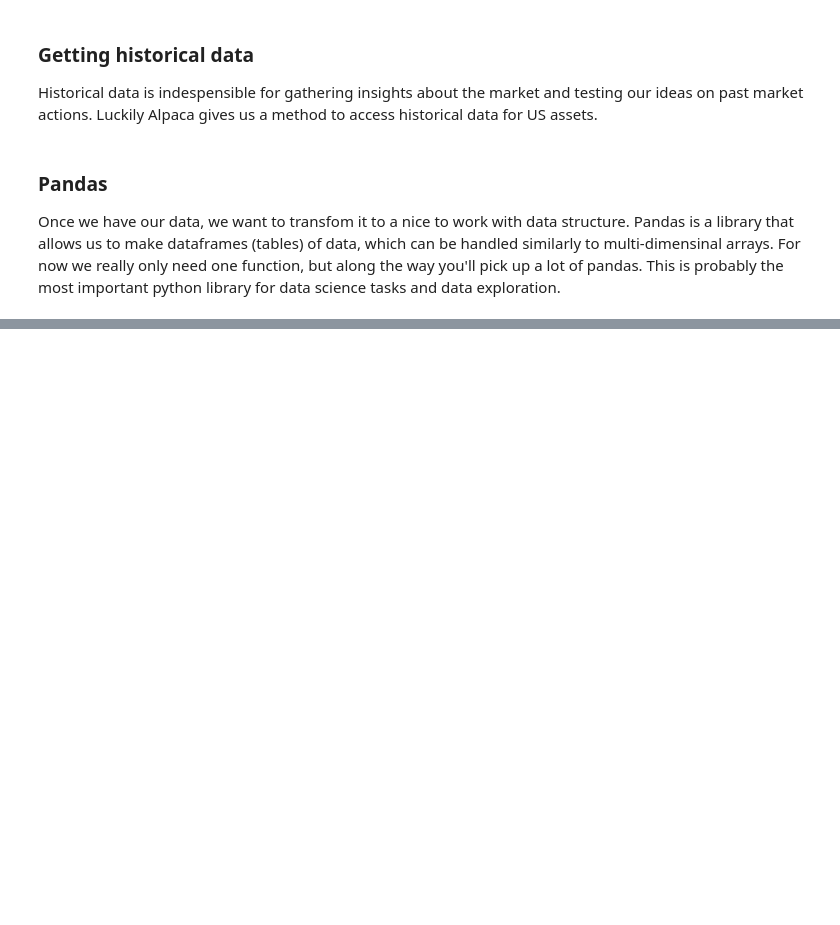
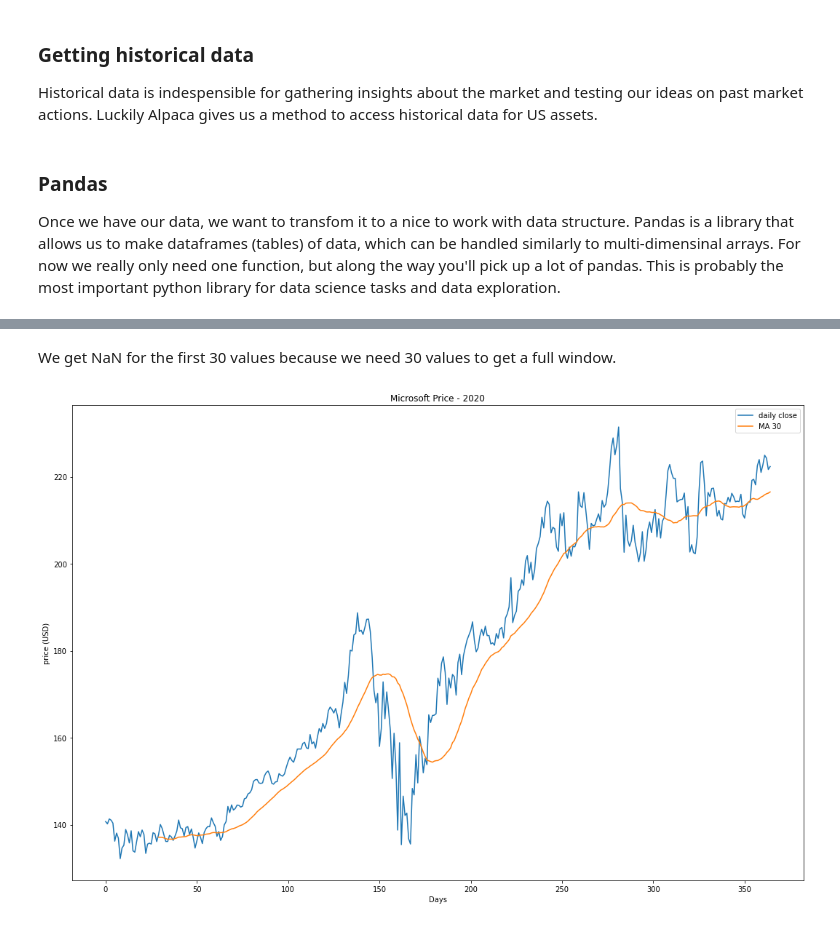
Before and after one commit to bruinquants/intro-to-algotrading-workshop, a Jupyter notebook: Week1.ipynb, the cells around one changed output, grey strips where cells are left out. Saved outputs shown, nothing was run; the diff lists cells and outputs as text; code cells hidden in the pictures; blank space fills up the shorter version.

```diff
--- a/Week1.ipynb
+++ b/Week1.ipynb
@@ -269,0 +402,3 @@ df = make_dataframe(historical, "AAPL")
+# %%
+mean_30 = msft.rolling(window=30).mean()
+mean_30
@@ -269,0 +419,14 @@ df = make_dataframe(historical, "AAPL")
+# %% [markdown]
+We get NaN for the first 30 values because we need 30 values to get a full window.
+# %%
+fig = plt.figure(figsize=(18, 12))
+
+plt.plot(msft["c"], label="daily close")  # plots daily close price - can access pandas columns like a dictionary
+plt.plot(mean_30['c'], label="MA 30")
+plt.xlabel("Days")
+plt.ylabel("price (USD)")
+plt.title("Microsoft Price - 2020")
+plt.legend()  # render labels
+plt.show()  # renders our plot
+# %% [output]
+[figure, added]
```
Also changed, not shown: parts of 14 cells of this notebook.
